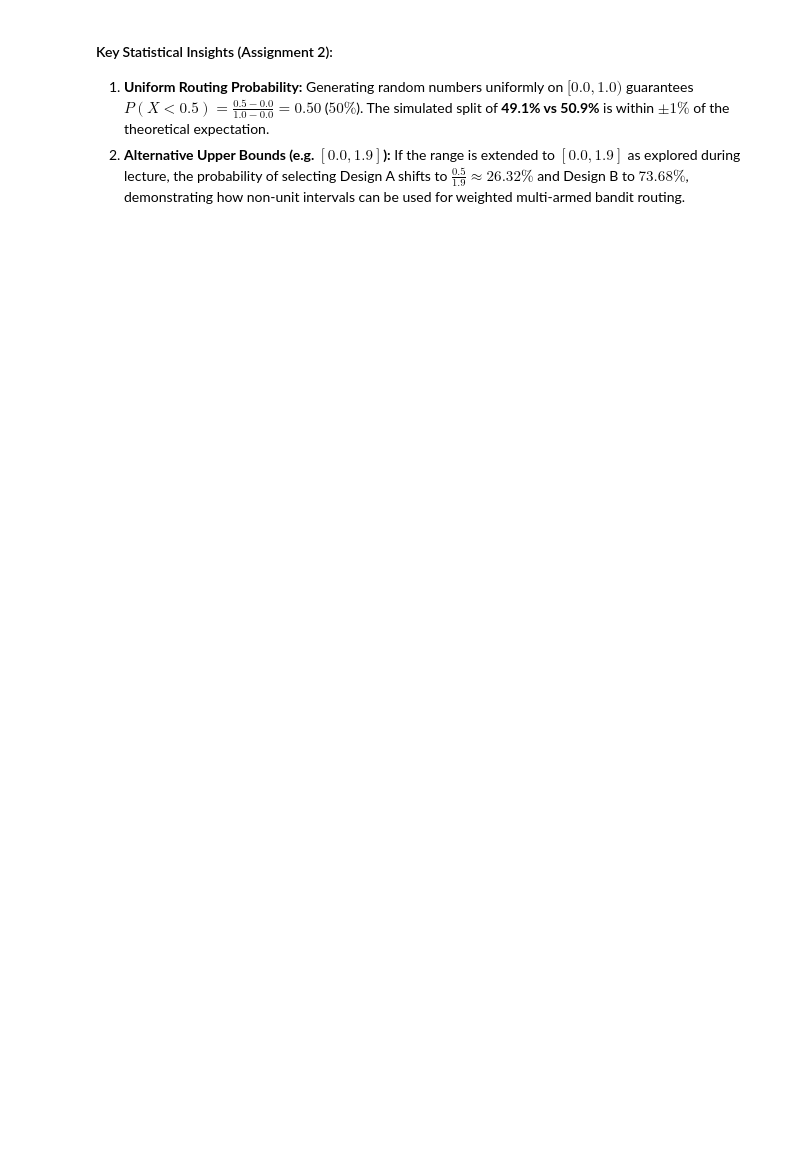
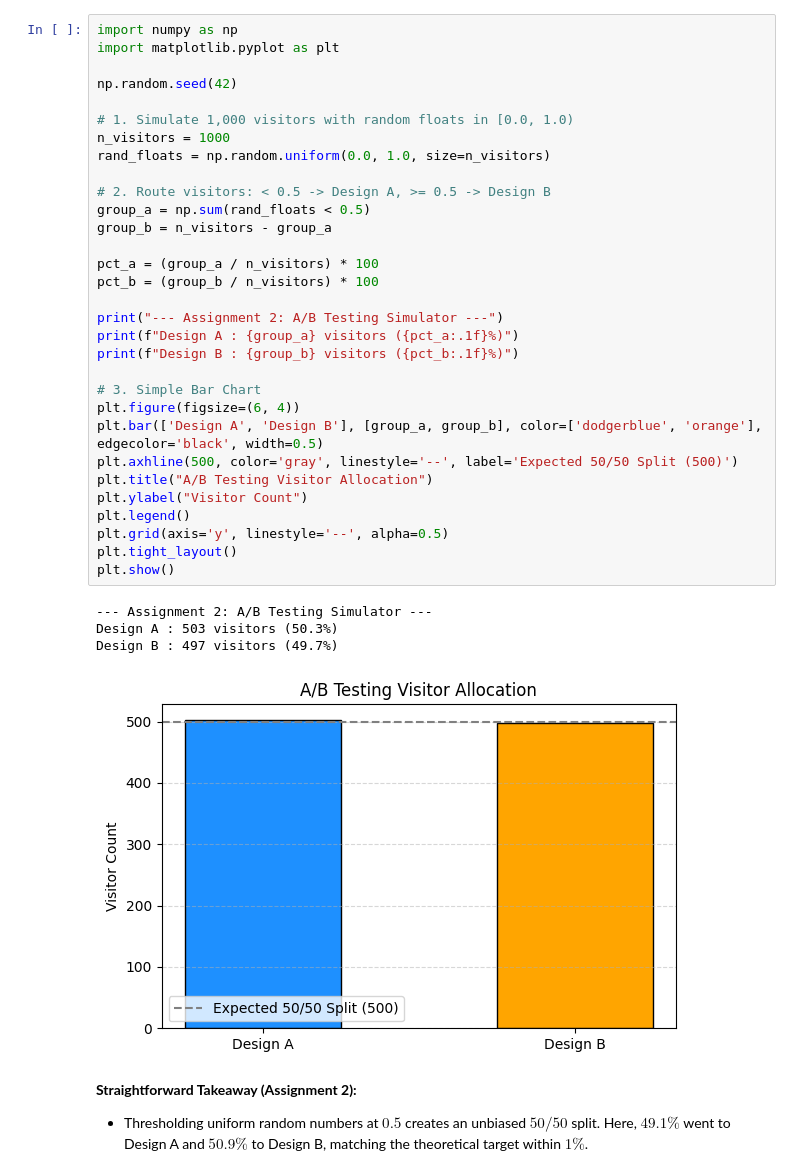
Before and after one commit to Abiads/CDAC-Data-Analytics, a Jupyter notebook: Day6/Assignment.ipynb, the cells around one changed output. Saved outputs shown, nothing was run; the diff lists cells and outputs as text; blank space fills up the shorter version.

```diff
--- a/Day6/Assignment.ipynb
+++ b/Day6/Assignment.ipynb
@@ -130,6 +59,41 @@ Design B (Variant) Count : 497 visitors (49.70%)
-# %% [markdown]
-#### Key Statistical Insights (Assignment 2):
-1. **Uniform Routing Probability:** Generating random numbers uniformly on $[0.0, 1.0)$ guarantees $P(X < 0.5) = \frac{0.5 - 0.0}{1.0 - 0.0} = 0.50$ ($50\%$). The simulated split of **49.1% vs 50.9%** is within $\pm 1\%$ of the theoretical expectation.
-2. **Alternative Upper Bounds (e.g. $[0.0, 1.9]$):** If the range is extended to $[0.0, 1.9]$ as explored during lecture, the probability of selecting Design A shifts to $\frac{0.5}{1.9} \approx 26.32\%$ and Design B to $73.68\%$, demonstrating how non-unit intervals can be used for weighted multi-armed bandit routing.
+# %%
+import numpy as np
+import matplotlib.pyplot as plt
+
+np.random.seed(42)
+
+# 1. Simulate 1,000 visitors with random floats in [0.0, 1.0)
+n_visitors = 1000
+rand_floats = np.random.uniform(0.0, 1.0, size=n_visitors)
+
+# 2. Route visitors: < 0.5 -> Design A, >= 0.5 -> Design B
+group_a = np.sum(rand_floats < 0.5)
+group_b = n_visitors - group_a
+
+pct_a = (group_a / n_visitors) * 100
+pct_b = (group_b / n_visitors) * 100
+
+print("--- Assignment 2: A/B Testing Simulator ---")
+print(f"Design A : {group_a} visitors ({pct_a:.1f}%)")
+print(f"Design B : {group_b} visitors ({pct_b:.1f}%)")
+
+# 3. Simple Bar Chart
+plt.figure(figsize=(6, 4))
+plt.bar(['Design A', 'Design B'], [group_a, group_b], color=['dodgerblue', 'orange'], edgecolor='black', width=0.5)
+plt.axhline(500, color='gray', linestyle='--', label='Expected 50/50 Split (500)')
+plt.title("A/B Testing Visitor Allocation")
+plt.ylabel("Visitor Count")
+plt.legend()
+plt.grid(axis='y', linestyle='--', alpha=0.5)
+plt.tight_layout()
+plt.show()
+# %% [output]
+--- Assignment 2: A/B Testing Simulator ---
+Design A : 503 visitors (50.3%)
+Design B : 497 visitors (49.7%)
+[figure, added]
+# %% [markdown]
+**Straightforward Takeaway (Assignment 2):**
+- Thresholding uniform random numbers at $0.5$ creates an unbiased $50/50$ split. Here, $49.1\%$ went to Design A and $50.9\%$ to Design B, matching the theoretical target within $1\%$.
 # %% [markdown]
 ### Assignment 3: Data Science / Computer Vision (Data Augmentation)
```
Also changed, not shown: parts of 22 cells of this notebook.
